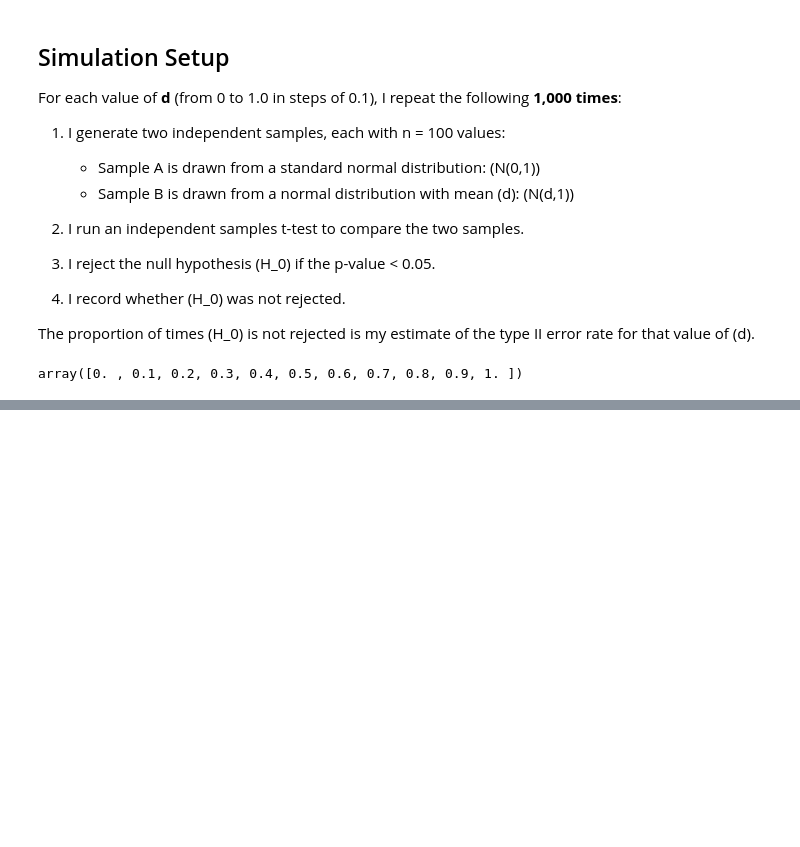
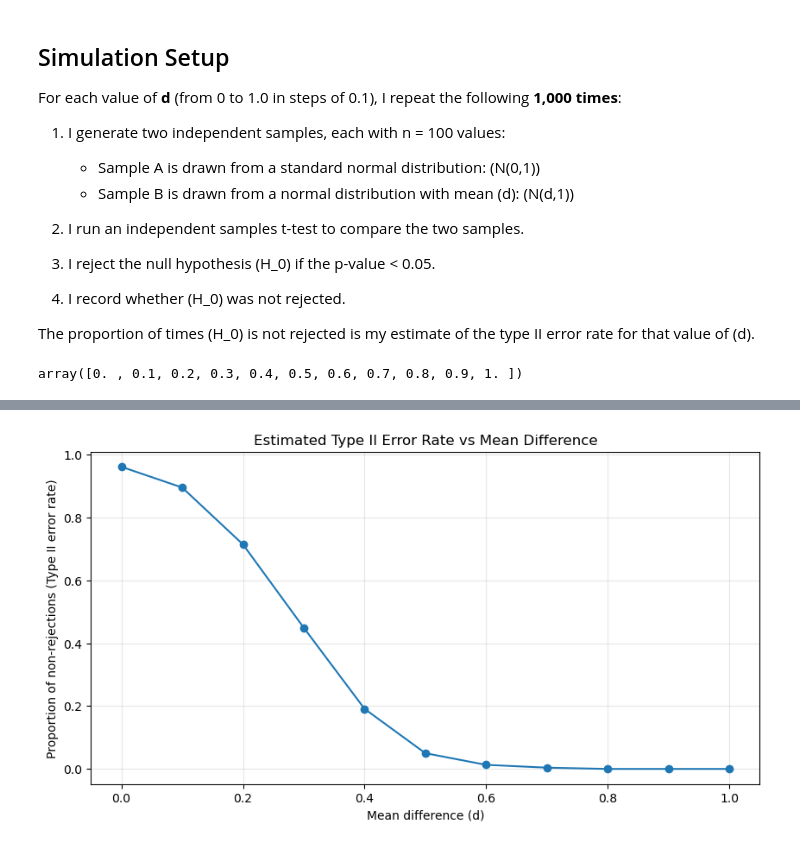
Before and after one commit to coughlo93/applied_statistics_assessment, a Jupyter notebook: problems.ipynb, the cells around one changed output, grey strips where cells are left out. Saved outputs shown, nothing was run; the diff lists cells and outputs as text; code cells hidden in the pictures; blank space fills up the shorter version.

```diff
--- a/problems.ipynb
+++ b/problems.ipynb
@@ -194,3 +194,12 @@ def type2_error_rate(d, n=100, reps=1000, alpha=0.05):
             not_rejected += 1
 
     return not_rejected / reps
+# %%
+# Run the simulation for each d.
+type2_rates = []
+
+for d in d_values:
+    rate = type2_error_rate(d, n=n, reps=reps, alpha=alpha)
+    type2_rates.append(rate)
+
+type2_rates
@@ -196,0 +231,11 @@ def type2_error_rate(d, n=100, reps=1000, alpha=0.05):
+# %%
+# Plot type II error rate vs d.
+plt.figure(figsize=(10, 5))
+plt.plot(d_values, type2_rates, marker='o')
+plt.xlabel('Mean difference (d)')
+plt.ylabel('Proportion of non-rejections (Type II error rate)')
+plt.title('Estimated Type II Error Rate vs Mean Difference')
+plt.grid(True, alpha=0.3)
+plt.show()
+# %% [output]
+[figure, added]
```
Also changed, not shown: parts of 4 cells of this notebook.
